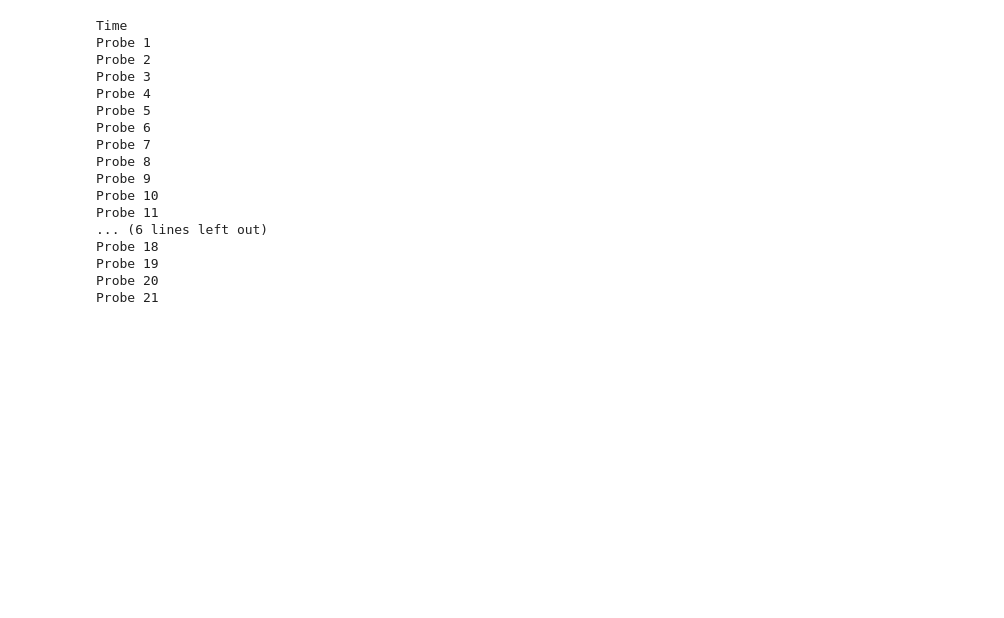
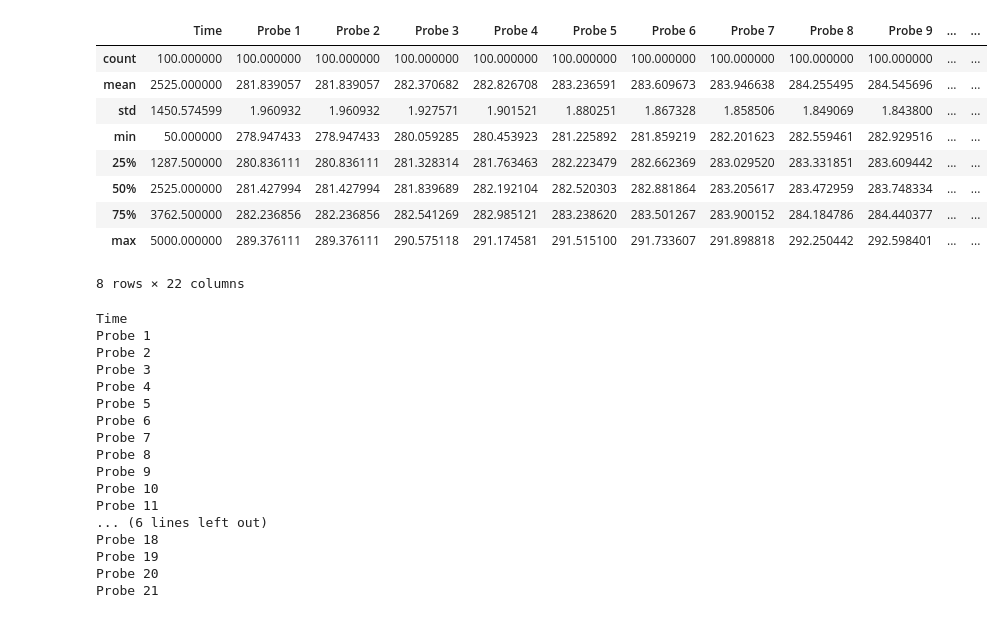
Before and after one commit to 255ribeiro/Algorithmic_Modeling_Special_Training, a Jupyter notebook: docs/Python_Training/dados_py/pandas_intro_02.ipynb, the cells around one changed output. Saved outputs shown, nothing was run; the diff lists cells and outputs as text; code cells hidden in the pictures; blank space fills up the shorter version.

```diff
--- a/docs/Python_Training/dados_py/pandas_intro_02.ipynb
+++ b/docs/Python_Training/dados_py/pandas_intro_02.ipynb
@@ -67,6 +22,19 @@ VP_0
 # %%
 # to read a xls file you must install some libraries
 #!conda install xlrd
+# %%
+VP_0.describe()
+# %% [output]
+|  | Time | Probe 1 | Probe 2 | Probe 3 | Probe 4 | Probe 5 | Probe 6 | Probe 7 | Probe 8 | Probe 9 | ... | ... |
+| count | 100.000000 | 100.000000 | 100.000000 | 100.000000 | 100.000000 | 100.000000 | 100.000000 | 100.000000 | 100.000000 | 100.000000 | ... | ... |
+| mean | 2525.000000 | 281.839057 | 281.839057 | 282.370682 | 282.826708 | 283.236591 | 283.609673 | 283.946638 | 284.255495 | 284.545696 | ... | ... |
+| std | 1450.574599 | 1.960932 | 1.960932 | 1.927571 | 1.901521 | 1.880251 | 1.867328 | 1.858506 | 1.849069 | 1.843800 | ... | ... |
+| min | 50.000000 | 278.947433 | 278.947433 | 280.059285 | 280.453923 | 281.225892 | 281.859219 | 282.201623 | 282.559461 | 282.929516 | ... | ... |
+| 25% | 1287.500000 | 280.836111 | 280.836111 | 281.328314 | 281.763463 | 282.223479 | 282.662369 | 283.029520 | 283.331851 | 283.609442 | ... | ... |
+| 50% | 2525.000000 | 281.427994 | 281.427994 | 281.839689 | 282.192104 | 282.520303 | 282.881864 | 283.205617 | 283.472959 | 283.748334 | ... | ... |
+| 75% | 3762.500000 | 282.236856 | 282.236856 | 282.541269 | 282.985121 | 283.238620 | 283.501267 | 283.900152 | 284.184786 | 284.440377 | ... | ... |
+| max | 5000.000000 | 289.376111 | 289.376111 | 290.575118 | 291.174581 | 291.515100 | 291.733607 | 291.898818 | 292.250442 | 292.598401 | ... | ... |
+8 rows × 22 columns
 # %%
 for col in VP_0.columns:
     print(col)
```
Also changed, not shown: parts of 17 cells of this notebook, 4 other files.
